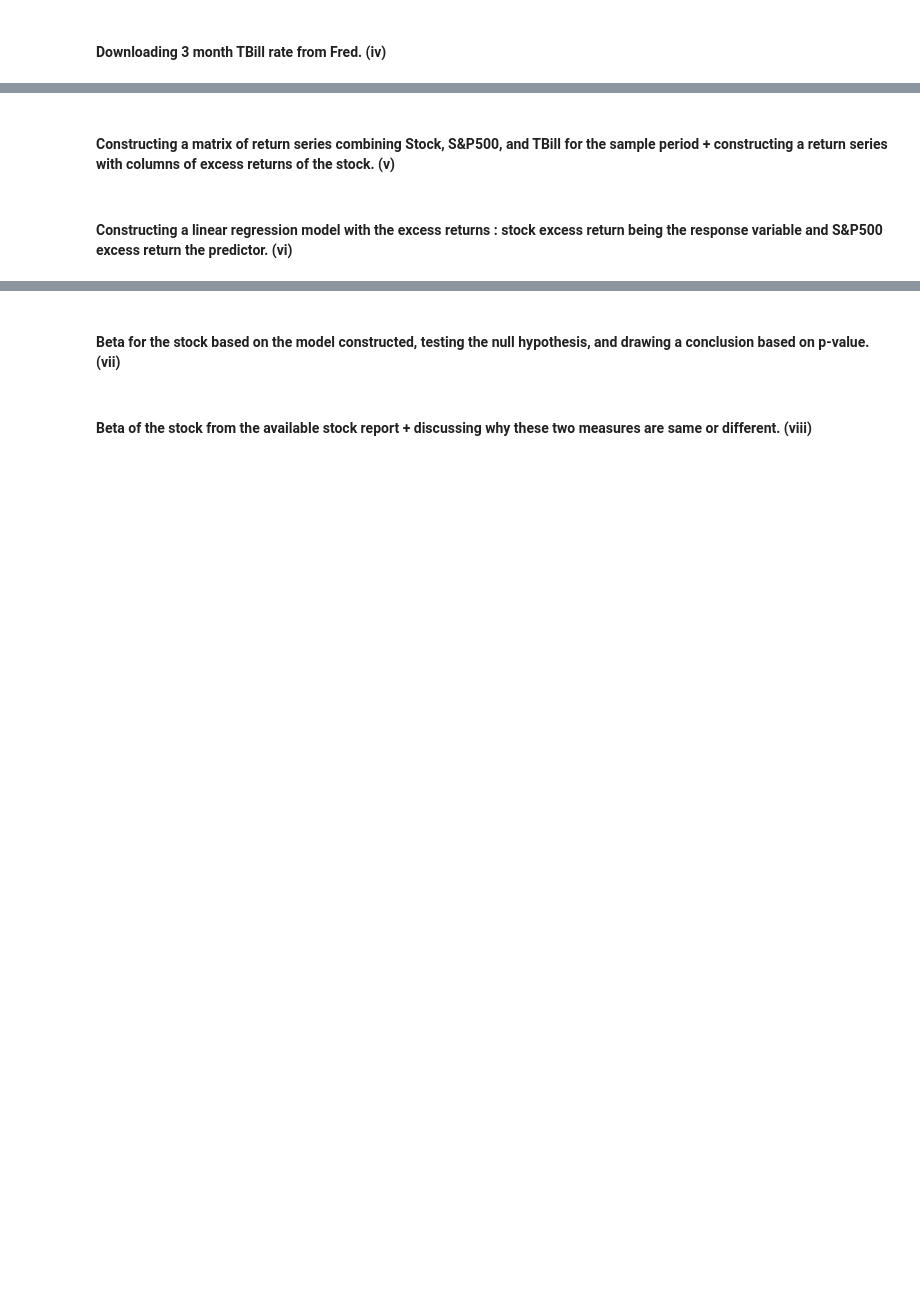
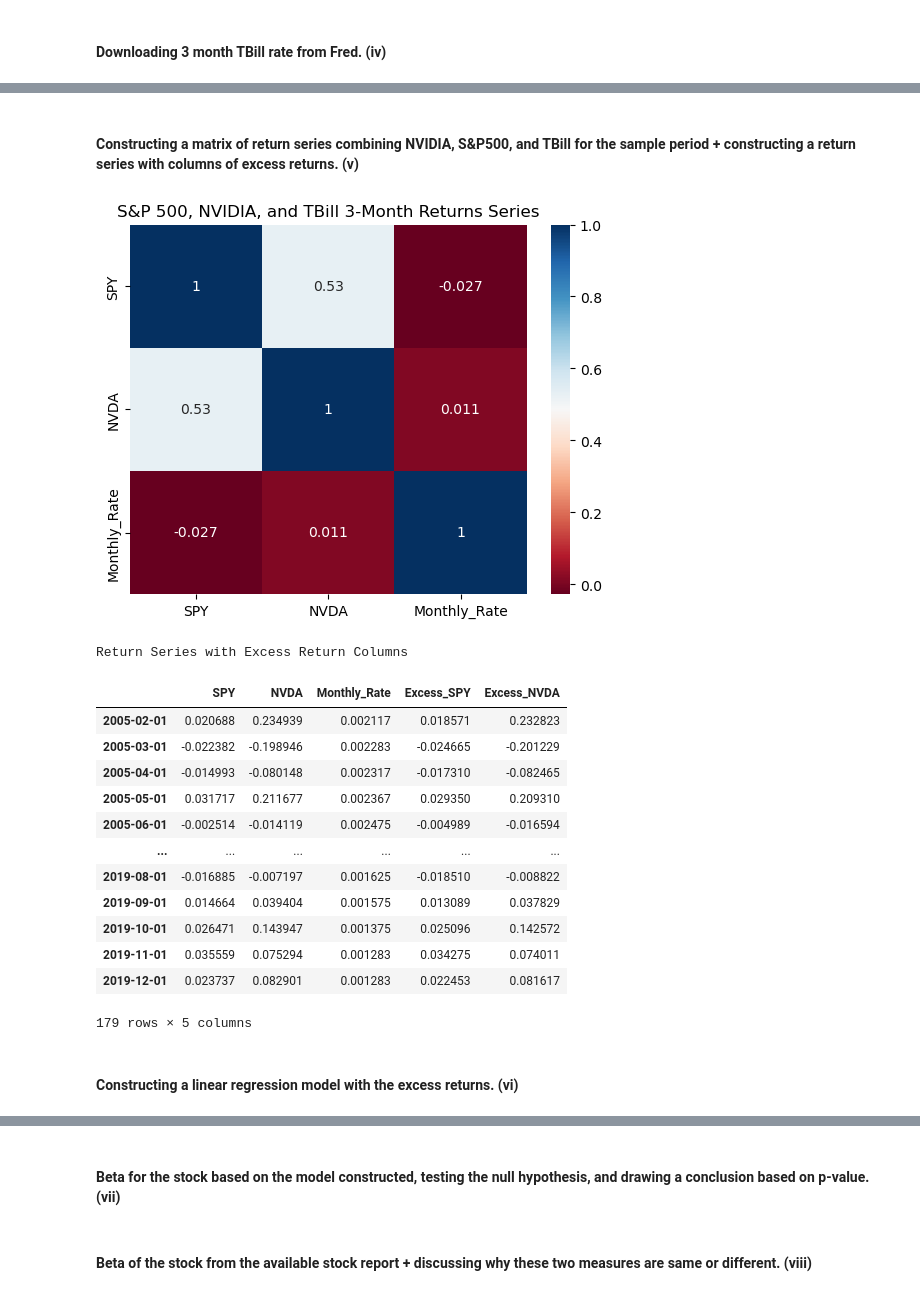
Before and after one commit to mcarbajal2/IFI8420-Assignments, a Jupyter notebook: Assignment 2/Assignment2.ipynb, the cells around one changed output, grey strips where cells are left out. Cells and saved outputs as stored; diff of their text form; code cells hidden in the pictures; blank space fills up the shorter version.

```diff
--- a/Assignment 2/Assignment2.ipynb
+++ b/Assignment 2/Assignment2.ipynb
@@ -143,0 +267,10 @@ None
+# %%
+from fredapi import Fred
+fred = Fred(api_key='cd33bef0eccbe064b1f3daf1afeba501')
+
+tbill = fred.get_series('TB3MS', '2005-01-01', '2019-12-31')
+tbill = pd.DataFrame(tbill, columns=['TB3MS'])
+
+# Converting the rates from percent to decimal, and from annual to monthly
+tbill['Monthly_Rate'] = (tbill['TB3MS'] / 100) / 12
+tbill
@@ -144,4 +291,37 @@ None
 # %% [markdown]
-#### Constructing a matrix of return series combining Stock, S&P500, and TBill for the sample period + constructing a return series with columns of excess returns of the stock. (<b>v</b>)
+#### Constructing a matrix of return series combining NVIDIA, S&P500, and TBill for the sample period + constructing a return series with columns of excess returns. (<b>v</b>)
+# %%
+# Combined Return Series
+combined_returns = pd.concat([mlog_returns2, tbill['Monthly_Rate']], axis=1).dropna()
+
+# Correlation matrix of Combined Return Series
+com_correlation_matrix = combined_returns.corr()
+
+seabornInstance.heatmap(com_correlation_matrix, annot=True, cmap='RdBu')
+plt.title('S&P 500, NVIDIA, and TBill 3-Month Returns Series')
+plt.show()
+
+# Combined Return Series with Excess Return Columns
+combined_returns['Excess_SPY'] = combined_returns['SPY'] - combined_returns['Monthly_Rate']
+combined_returns['Excess_NVDA'] = combined_returns['NVDA'] - combined_returns['Monthly_Rate']
+
+print('\nReturn Series with Excess Return Columns')
+combined_returns
+# %% [output]
+[figure, added]
+Return Series with Excess Return Columns
+|  | SPY | NVDA | Monthly_Rate | Excess_SPY | Excess_NVDA |
+| 2005-02-01 | 0.020688 | 0.234939 | 0.002117 | 0.018571 | 0.232823 |
+| 2005-03-01 | -0.022382 | -0.198946 | 0.002283 | -0.024665 | -0.201229 |
+| 2005-04-01 | -0.014993 | -0.080148 | 0.002317 | -0.017310 | -0.082465 |
+| 2005-05-01 | 0.031717 | 0.211677 | 0.002367 | 0.029350 | 0.209310 |
+| 2005-06-01 | -0.002514 | -0.014119 | 0.002475 | -0.004989 | -0.016594 |
+| ... | ... | ... | ... | ... | ... |
+| 2019-08-01 | -0.016885 | -0.007197 | 0.001625 | -0.018510 | -0.008822 |
+| 2019-09-01 | 0.014664 | 0.039404 | 0.001575 | 0.013089 | 0.037829 |
+| 2019-10-01 | 0.026471 | 0.143947 | 0.001375 | 0.025096 | 0.142572 |
+| 2019-11-01 | 0.035559 | 0.075294 | 0.001283 | 0.034275 | 0.074011 |
+| 2019-12-01 | 0.023737 | 0.082901 | 0.001283 | 0.022453 | 0.081617 |
+179 rows × 5 columns
 # %% [markdown]
-#### Constructing a linear regression model with the excess returns : stock excess return being the response variable and S&P500 excess return the predictor. (<b>vi</b>)
+#### Constructing a linear regression model with the excess returns. (<b>vi</b>)
```
Also changed, not shown: parts of 12 cells of this notebook.
